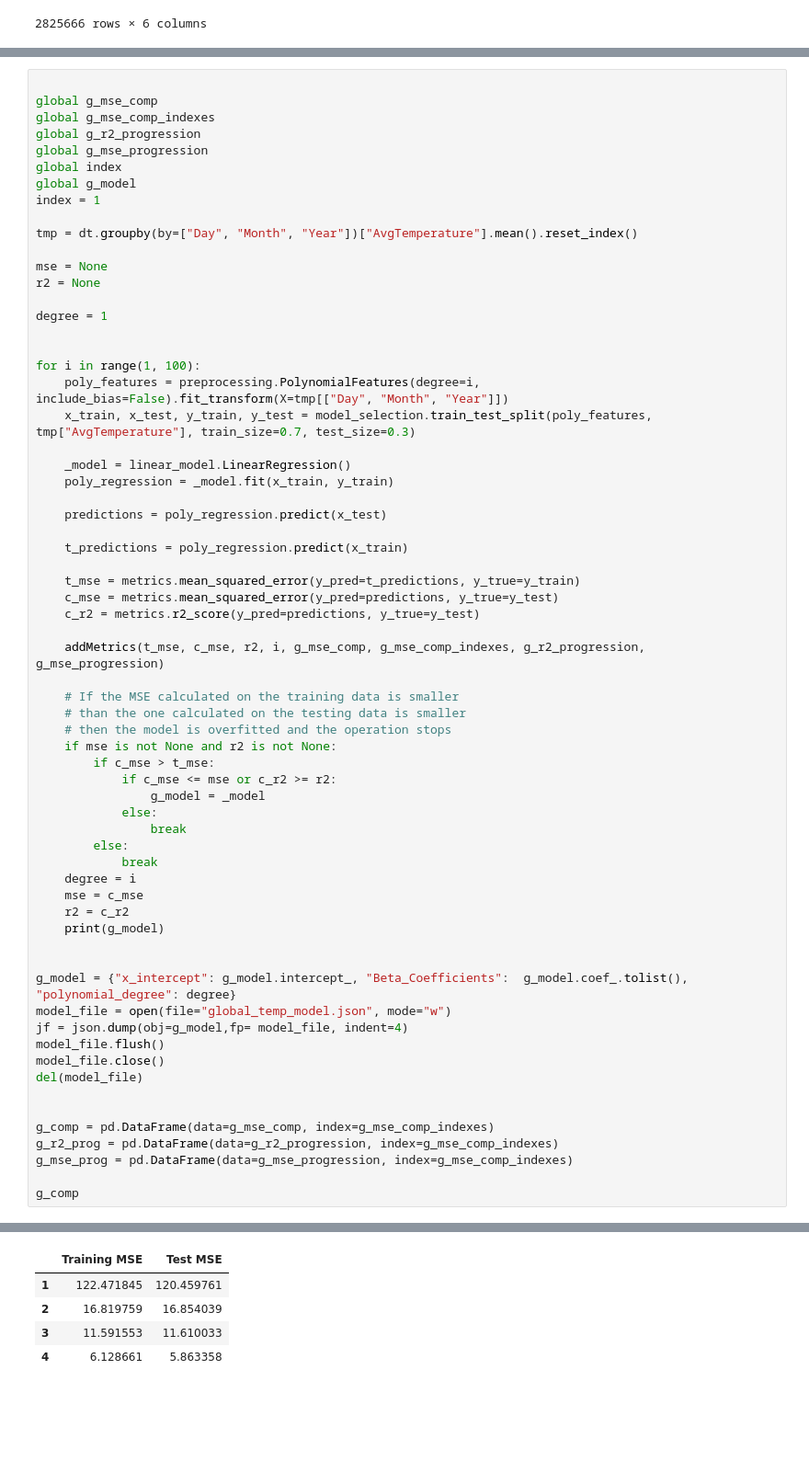
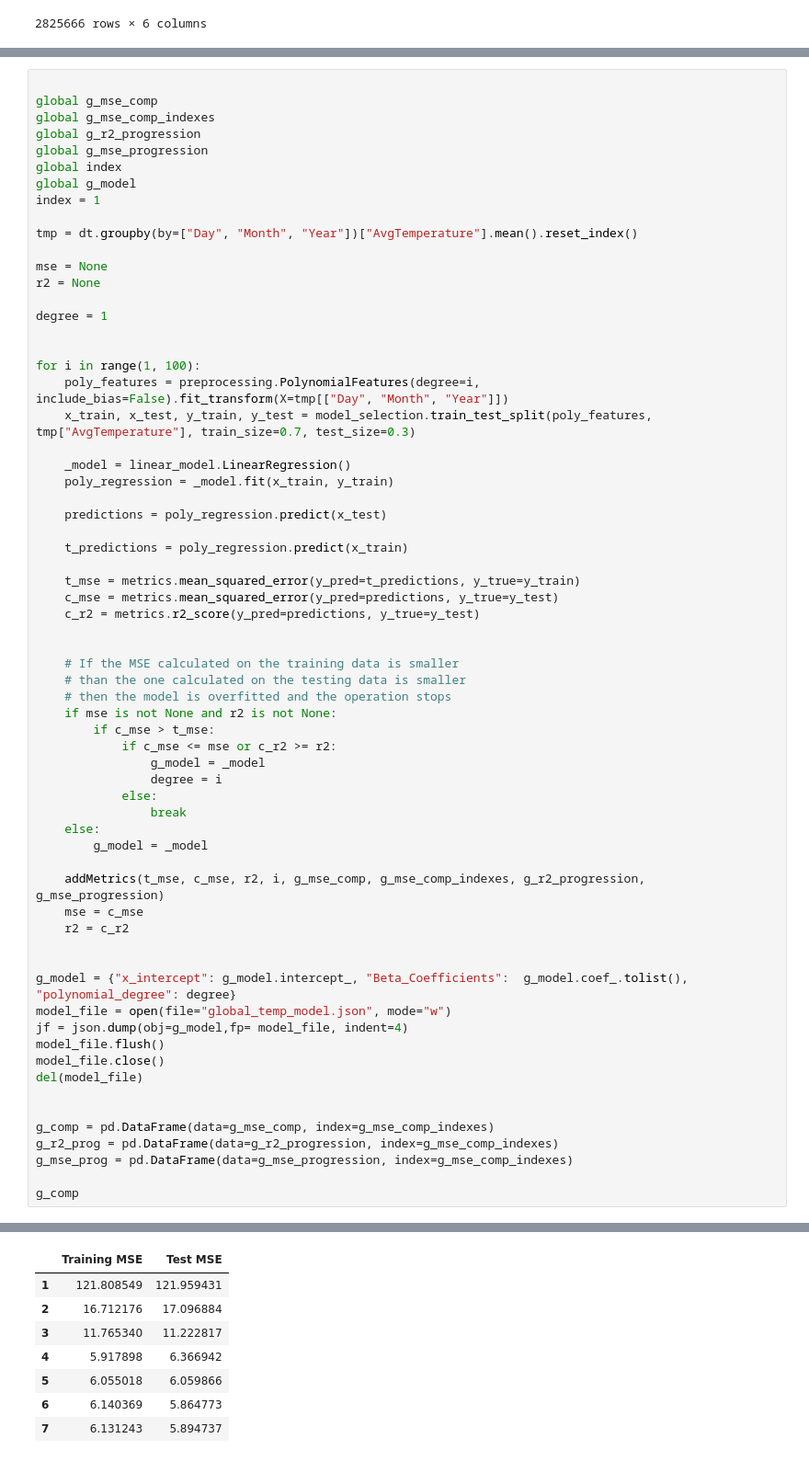
Before and after one commit to CSharpTeoMan911/TemperatureDataAnalysis, a Jupyter notebook: WeatherAnalysys.ipynb, the cells around one changed output, grey strips where cells are left out. Shown at 92% size. Drawn from its saved outputs; the diff is of its cells as text; blank space fills up the shorter version.

```diff
--- a/WeatherAnalysys.ipynb
+++ b/WeatherAnalysys.ipynb
@@ -137,7 +136,6 @@ for i in range(1, 100):
     c_mse = metrics.mean_squared_error(y_pred=predictions, y_true=y_test)
     c_r2 = metrics.r2_score(y_pred=predictions, y_true=y_test)
 
-    addMetrics(t_mse, c_mse, r2, i, g_mse_comp, g_mse_comp_indexes, g_r2_progression, g_mse_progression)
 
     # If the MSE calculated on the training data is smaller
     # than the one calculated on the testing data is smaller
@@ -146,14 +144,15 @@ for i in range(1, 100):
         if c_mse > t_mse:
             if c_mse <= mse or c_r2 >= r2:
                 g_model = _model
+                degree = i
             else:
                 break
-        else:
-            break
-    degree = i
+    else:
+        g_model = _model
+
+    addMetrics(t_mse, c_mse, r2, i, g_mse_comp, g_mse_comp_indexes, g_r2_progression, g_mse_progression)
     mse = c_mse
     r2 = c_r2
-    print(g_model)
 
 
 g_model = {"x_intercept": g_model.intercept_, "Beta_Coefficients":  g_model.coef_.tolist(), "polynomial_degree": degree}
@@ -190,8 +189,11 @@ R2: 0.9086973708473617
 |  | Training MSE | Test MSE |
-| 1 | 122.471845 | 120.459761 |
-| 2 | 16.819759 | 16.854039 |
-| 3 | 11.591553 | 11.610033 |
-| 4 | 6.128661 | 5.863358 |
+| 1 | 121.808549 | 121.959431 |
+| 2 | 16.712176 | 17.096884 |
+| 3 | 11.765340 | 11.222817 |
+| 4 | 5.917898 | 6.366942 |
+| 5 | 6.055018 | 6.059866 |
+| 6 | 6.140369 | 5.864773 |
+| 7 | 6.131243 | 5.894737 |
 # %%
 ##########################################################################################
 # Comparison of the MSE in predicting training data VS testing data for the Global model #
```
Also changed, not shown: parts of 10 cells of this notebook, 3 other files.
